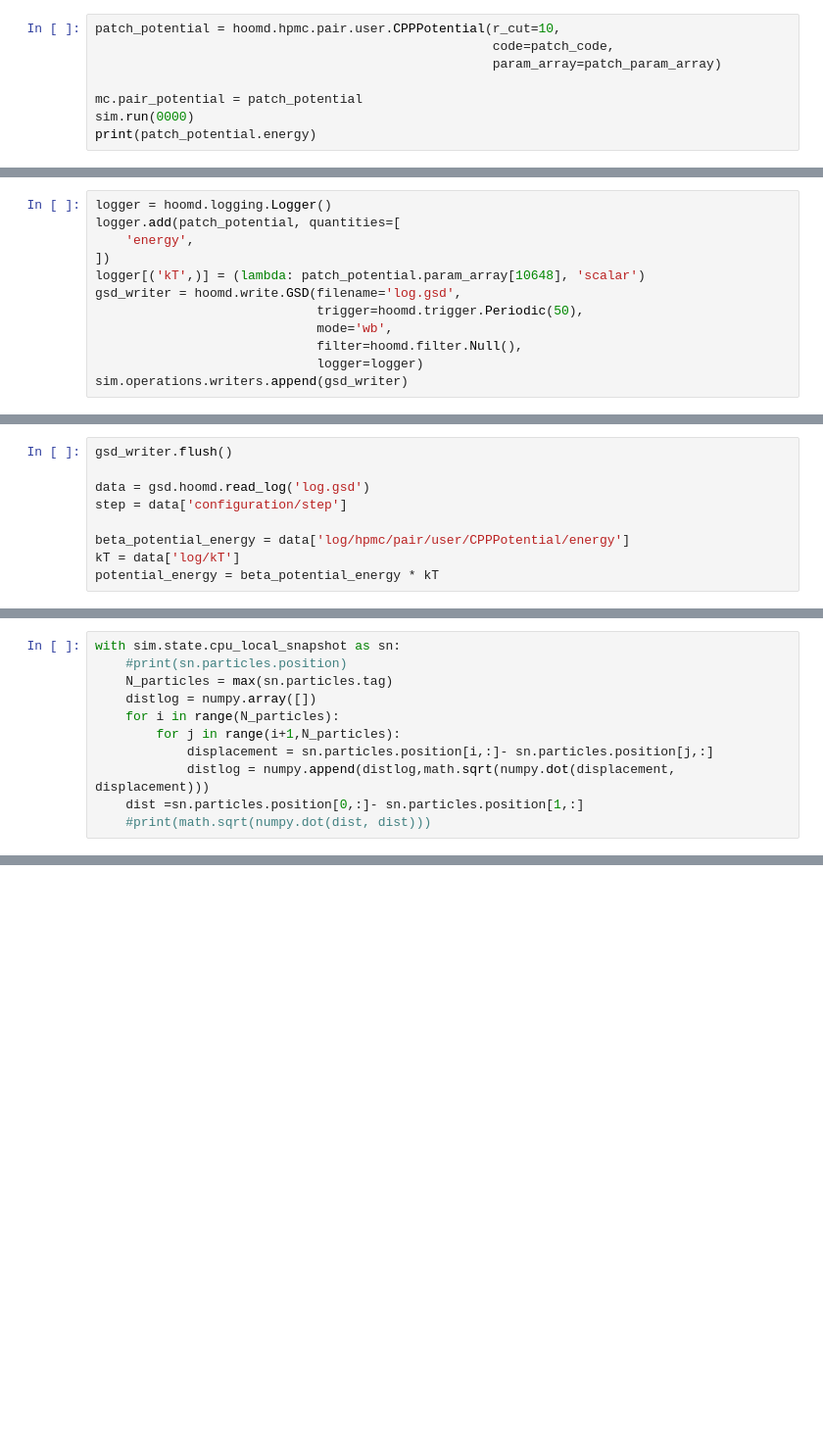
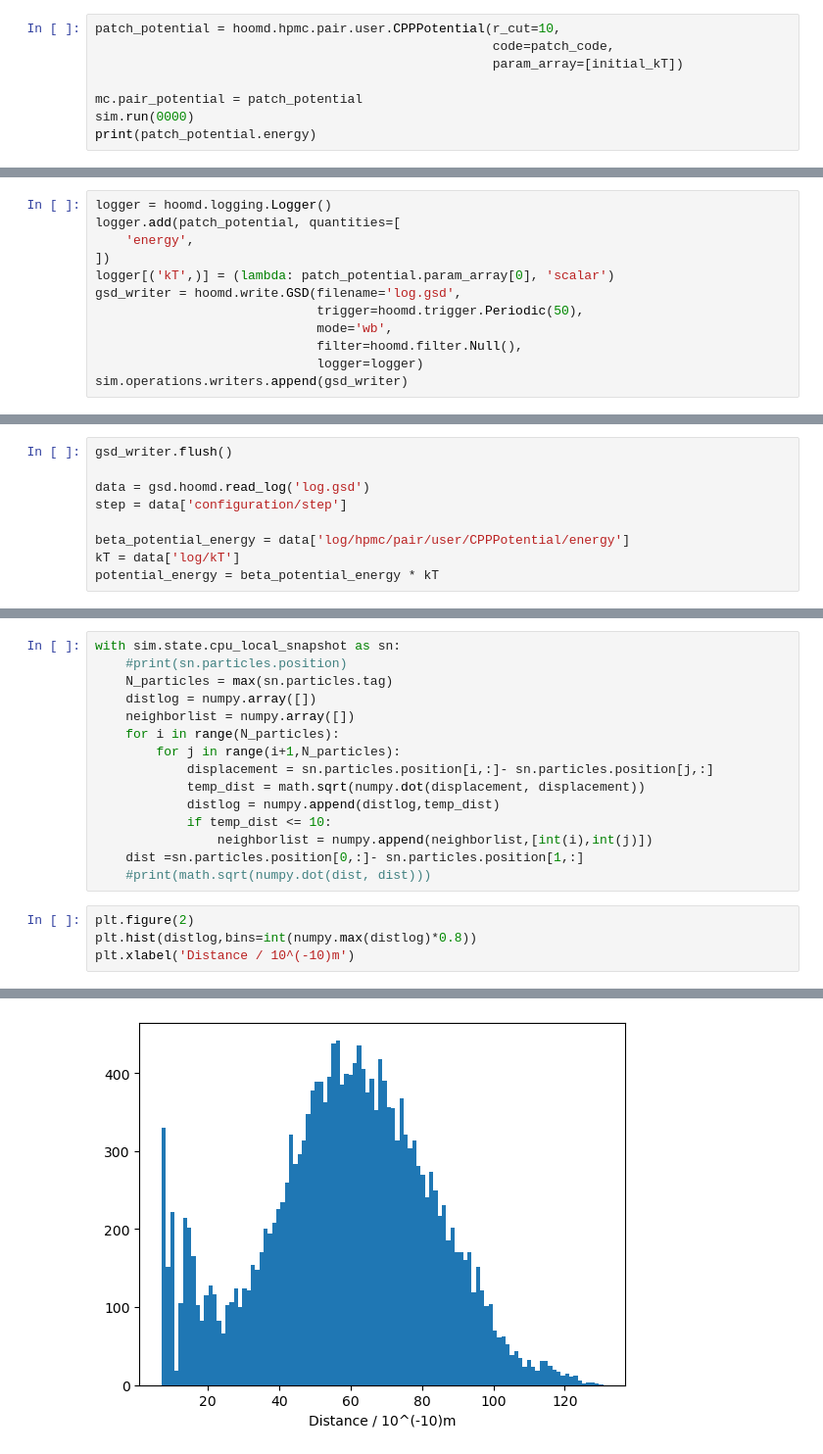
Before and after one commit to ACJESS1/Microtubule-Modelling, a Jupyter notebook: RDFbook-Square Well.ipynb, the cells around one changed output, grey strips where cells are left out. Shown at 98% size. Cells and saved outputs as stored; diff of their text form; blank space fills up the shorter version.

Commit message:
Added model_tools for repeated code and Energy-Distance Boxplot

```diff
--- a/RDFbook-Square Well.ipynb
+++ b/RDFbook-Square Well.ipynb
@@ -38,7 +31,7 @@ return -31000;
 # %%
 patch_potential = hoomd.hpmc.pair.user.CPPPotential(r_cut=10,
                                                     code=patch_code,
-                                                    param_array=patch_param_array)
+                                                    param_array=[initial_kT])
 
 mc.pair_potential = patch_potential
 sim.run(0000)
@@ -50,7 +43,7 @@ logger = hoomd.logging.Logger()
 logger.add(patch_potential, quantities=[
     'energy',
 ])
-logger[('kT',)] = (lambda: patch_potential.param_array[10648], 'scalar')
+logger[('kT',)] = (lambda: patch_potential.param_array[0], 'scalar')
 gsd_writer = hoomd.write.GSD(filename='log.gsd',
                              trigger=hoomd.trigger.Periodic(50),
                              mode='wb',
@@ -77,11 +69,0 @@ plt.plot(step,potential_energy)
-# %%
-with sim.state.cpu_local_snapshot as sn:
-    #print(sn.particles.position)
-    N_particles = max(sn.particles.tag)
-    distlog = numpy.array([])
-    for i in range(N_particles):
-        for j in range(i+1,N_particles):
-            displacement = sn.particles.position[i,:]- sn.particles.position[j,:]
-            distlog = numpy.append(distlog,math.sqrt(numpy.dot(displacement, displacement)))
-    dist =sn.particles.position[0,:]- sn.particles.position[1,:]
-    #print(math.sqrt(numpy.dot(dist, dist)))
@@ -109,0 +70,20 @@ plt.hist(distlog,bins=20,range=[0,15])
+# %%
+with sim.state.cpu_local_snapshot as sn:
+    #print(sn.particles.position)
+    N_particles = max(sn.particles.tag)
+    distlog = numpy.array([])
+    neighborlist = numpy.array([])
+    for i in range(N_particles):
+        for j in range(i+1,N_particles):
+            displacement = sn.particles.position[i,:]- sn.particles.position[j,:]
+            temp_dist = math.sqrt(numpy.dot(displacement, displacement))
+            distlog = numpy.append(distlog,temp_dist)
+            if temp_dist <= 10:
+                neighborlist = numpy.append(neighborlist,[int(i),int(j)])
+    dist =sn.particles.position[0,:]- sn.particles.position[1,:]
+    #print(math.sqrt(numpy.dot(dist, dist)))
+# %%
+plt.figure(2)
+plt.hist(distlog,bins=int(numpy.max(distlog)*0.8))
+plt.xlabel('Distance / 10^(-10)m')
+# %% [output]
@@ -109,0 +91 @@ plt.hist(distlog,bins=20,range=[0,15])
+[figure, added]
```
Also changed, not shown: parts of 21 cells of this notebook, 16 other files.
